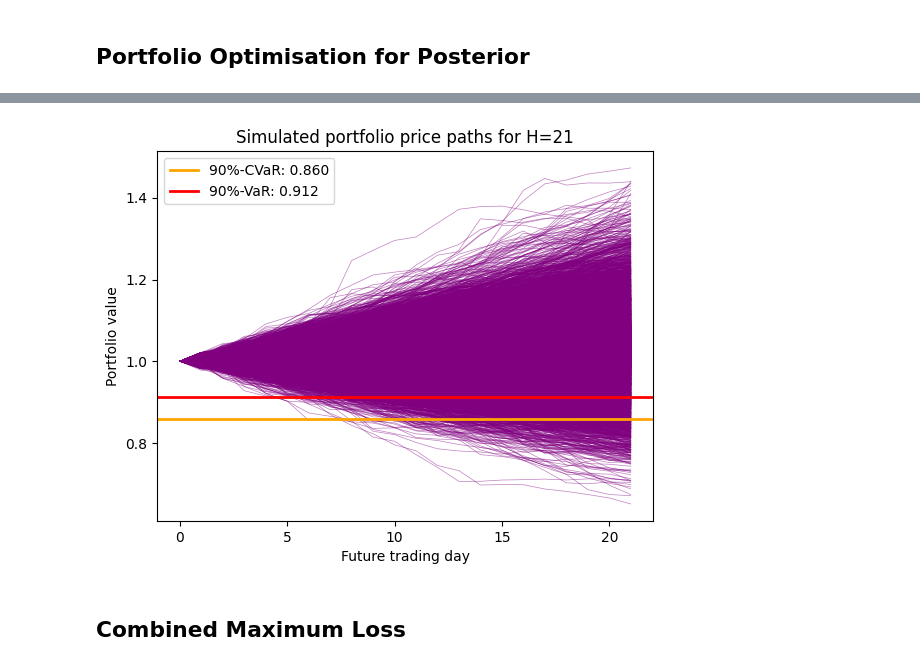
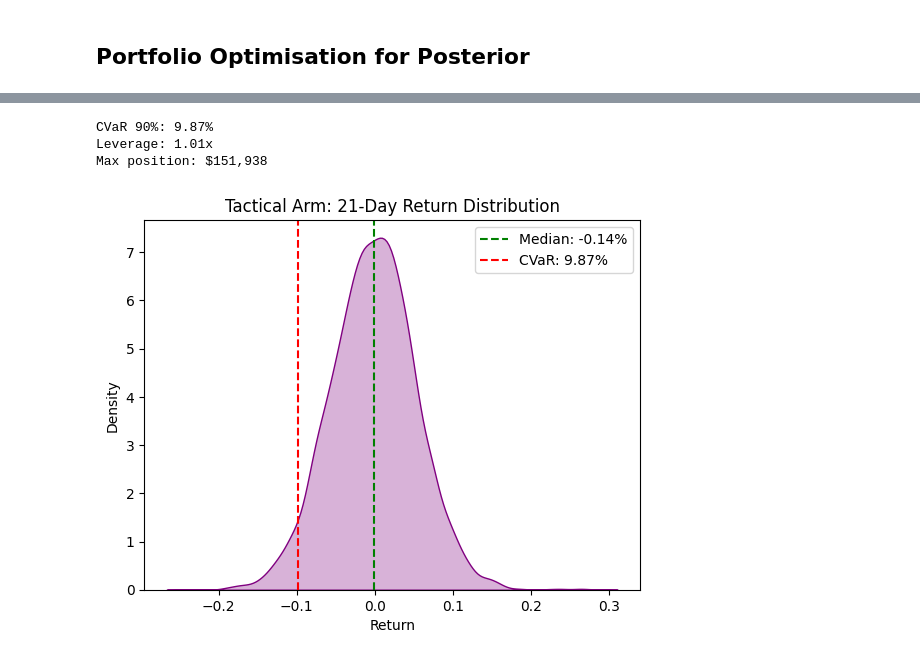
Before and after one commit to galamboslajos/Finance-Working-Files, a Jupyter notebook: Investments_2026/FFR_Portfolio_Risk.ipynb, the cells around one changed output, grey strips where cells are left out. Cells and saved outputs as stored; diff of their text form; code cells hidden in the pictures.

```diff
--- a/Investments_2026/FFR_Portfolio_Risk.ipynb
+++ b/Investments_2026/FFR_Portfolio_Risk.ipynb
@@ -405,12 +415,0 @@ From 4  0.003  0.113  0.002  0.042  0.721
-# %%
-alpha = 0.9
-cutoff = int((1 - alpha) * S)
-sorted_returns = np.sort(port_cum[:, -1])
-cvar_90 = -np.mean(sorted_returns[:cutoff])
-var_90 = -np.percentile(port_cum[:, -1], (1 - alpha) * 100)
-
-period = f"{H}d"
-print(f"{period} Return Distribution:")
-print(f"  Median: {np.median(port_cum[:, -1])*100:.2f}%")
-print(f"  VaR 90%: {var_90*100:.2f}%")
-print(f"  CVaR 90%: {cvar_90*100:.2f}%")
@@ -533,12 +481,0 @@ plt.show()
-# %%
-alpha = 0.9
-cutoff = int((1 - alpha) * S)
-sorted_returns = np.sort(port_cum[:, -1])
-cvar_90 = -np.mean(sorted_returns[:cutoff])
-var_90 = -np.percentile(port_cum[:, -1], (1 - alpha) * 100)
-
-period = f"{H}d"
-print(f"{period} Return Distribution:")
-print(f"  Median: {np.median(port_cum[:, -1])*100:.2f}%")
-print(f"  VaR 90%: {var_90*100:.2f}%")
-print(f"  CVaR 90%: {cvar_90*100:.2f}%")
@@ -568,16 +482,25 @@ Max position: $107,188
-# %%
-wealth_paths = np.hstack([np.ones((S, 1)), 1 + port_cum])
-
-plt.figure()
-plt.plot(wealth_paths.T, color='purple', alpha=0.50, linewidth=0.5)
-plt.axhline(1 - cvar_90, color='orange', linewidth=2, label=f'90%-CVaR: {(1-cvar_90):.3f}')
-plt.axhline(1 - var_90, color='red', linewidth=2, label=f'90%-VaR: {(1-var_90):.3f}')
-plt.xlabel('Future trading day')
-plt.ylabel('Portfolio value')
-plt.title(f'Simulated portfolio price paths for H={H}')
-plt.legend()
-plt.show()
-# %% [output]
-[figure, removed]
-# %% [markdown]
-## Combined Maximum Loss
+# %%
+portfolio_returns_tact = returns_h_assets @ tactical_weights
+
+cvar_tact = compute_cvar(portfolio_returns_tact, alpha)
+leverage_tact = risk_budget / cvar_tact
+max_position_tact = equity_tactical * leverage_tact
+
+print(f"CVaR {alpha:.0%}: {cvar_tact*100:.2f}%")
+print(f"Leverage: {leverage_tact:.2f}x")
+print(f"Max position: ${max_position_tact:,.0f}")
+# %% [output]
+CVaR 90%: 9.87%
+Leverage: 1.01x
+Max position: $151,938
+# %%
+fig, ax = plt.subplots()
+sns.kdeplot(portfolio_returns_tact, fill=True, alpha=0.3, color='purple')
+ax.axvline(np.median(portfolio_returns_tact), color='green', ls='--', label=f'Median: {np.median(portfolio_returns_tact)*100:+.2f}%')
+ax.axvline(-cvar_tact, color='red', ls='--', label=f'CVaR: {cvar_tact*100:.2f}%')
+ax.set_title(f'Tactical Arm: {h}-Day Return Distribution')
+ax.set_xlabel('Return')
+ax.legend()
+plt.show()
+# %% [output]
+[figure, added]
```
Also changed, not shown: parts of 33 cells of this notebook.
